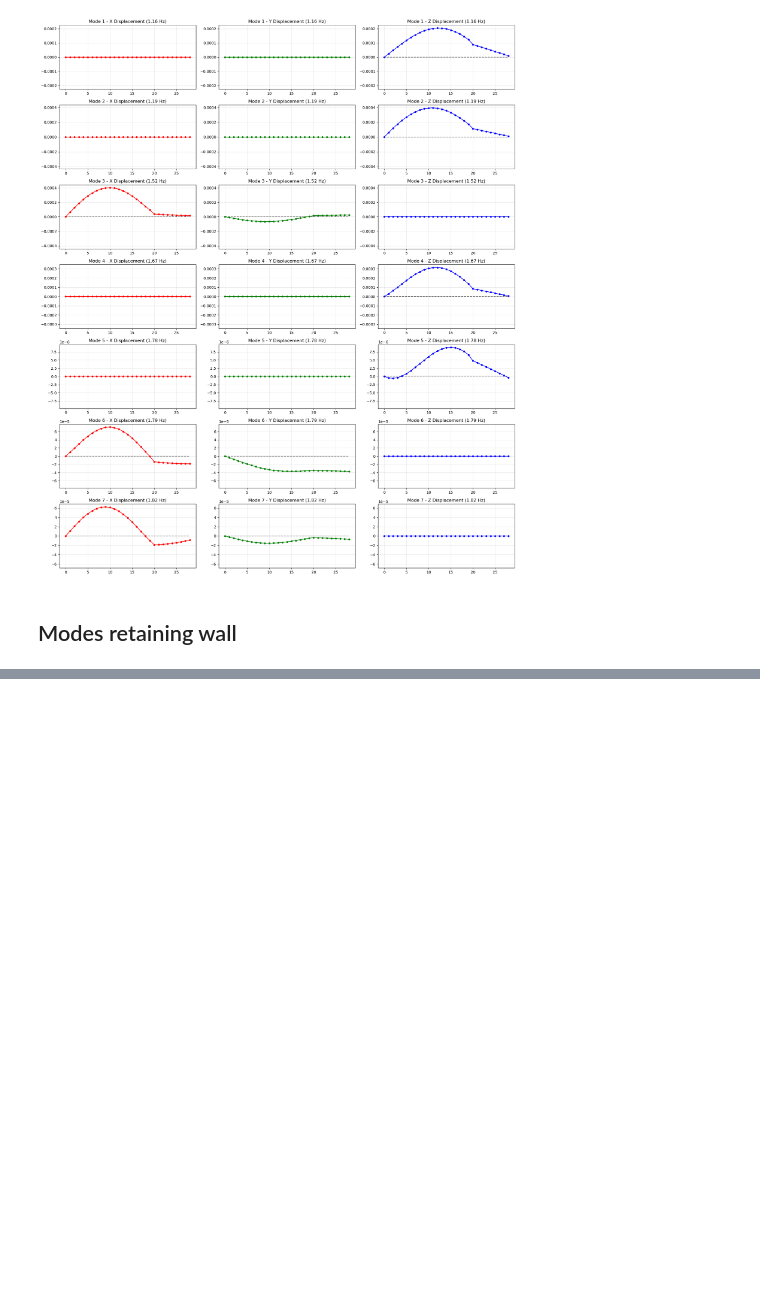
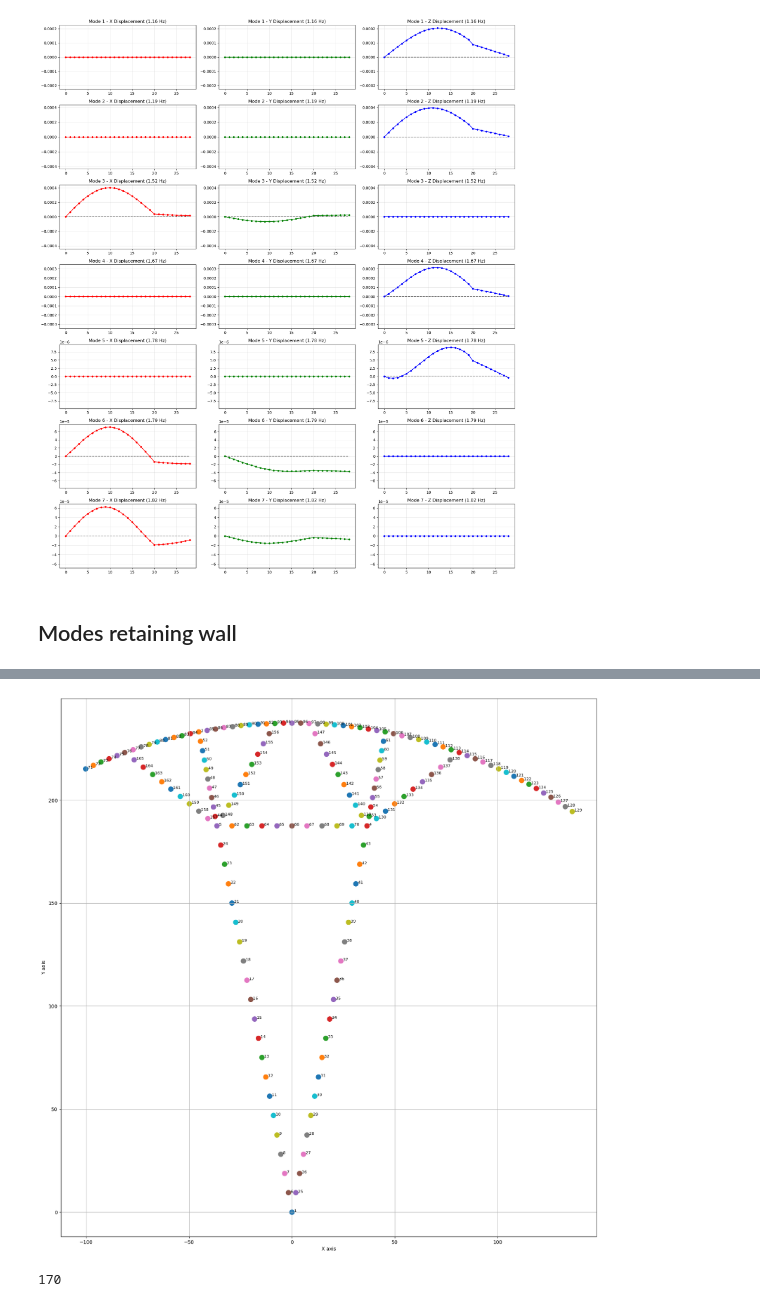
Before and after one commit to Aminealami16/MSc-Thesis---Amine-Alami, a Jupyter notebook: sensitivity_analysis/00minimal_model_base.ipynb, the cells around one changed output, grey strips where cells are left out. Cells and saved outputs as stored; diff of their text form; code cells hidden in the pictures; blank space fills up the shorter version.

```diff
--- a/sensitivity_analysis/00minimal_model_base.ipynb
+++ b/sensitivity_analysis/00minimal_model_base.ipynb
@@ -412,3 +408,11 @@ leading_one = np.ones((N, 1), dtype=int)            # column with 1
 output_array = np.hstack([leading_one, indices, retaining_wall_nodes])
 
 np.savetxt('retaining_wall_nodes.txt', output_array,fmt="%d %d %.3f %.3f %.3f")
+# %%
+n.plot_nodes2d(nodes)
+# %% [output]
+[figure, added]
+# %%
+len(elements)
+# %% [output]
+170
```
Also changed, not shown: parts of 2 cells of this notebook, 1 other file.
